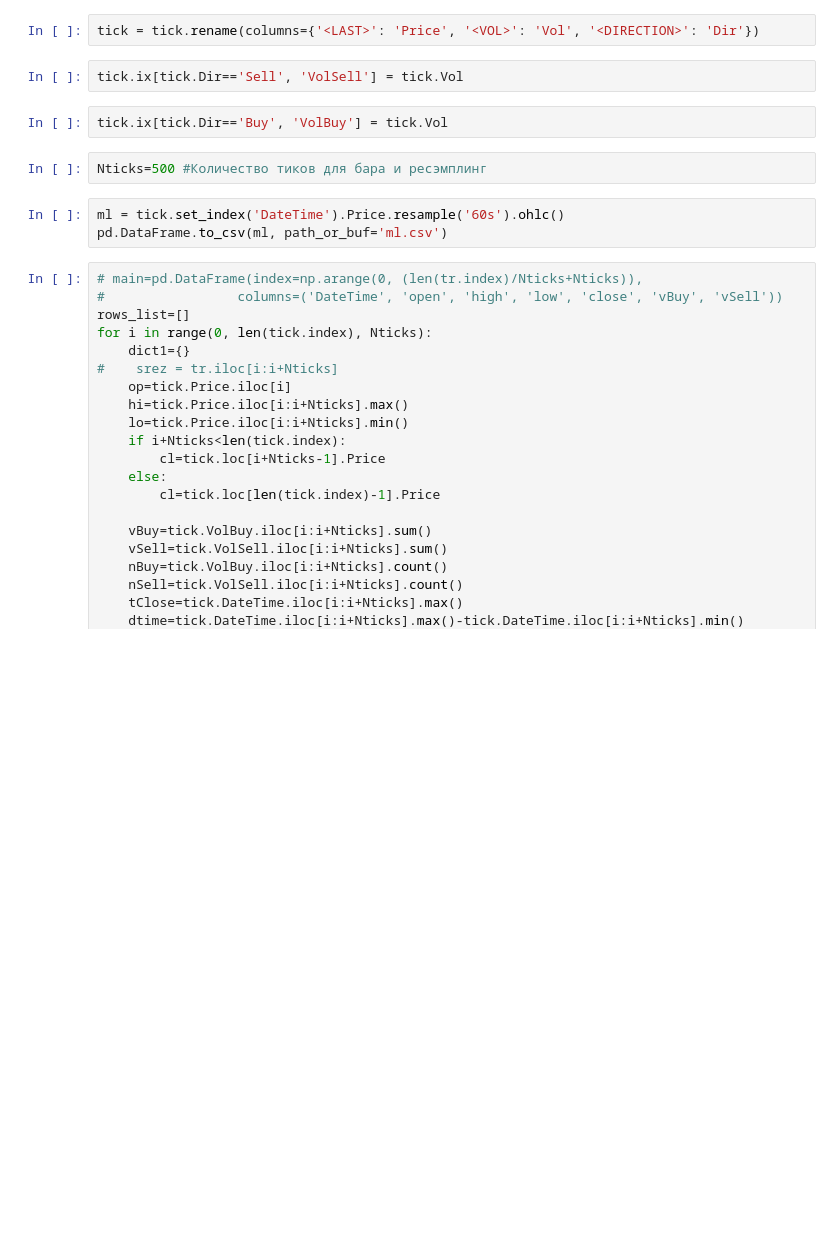
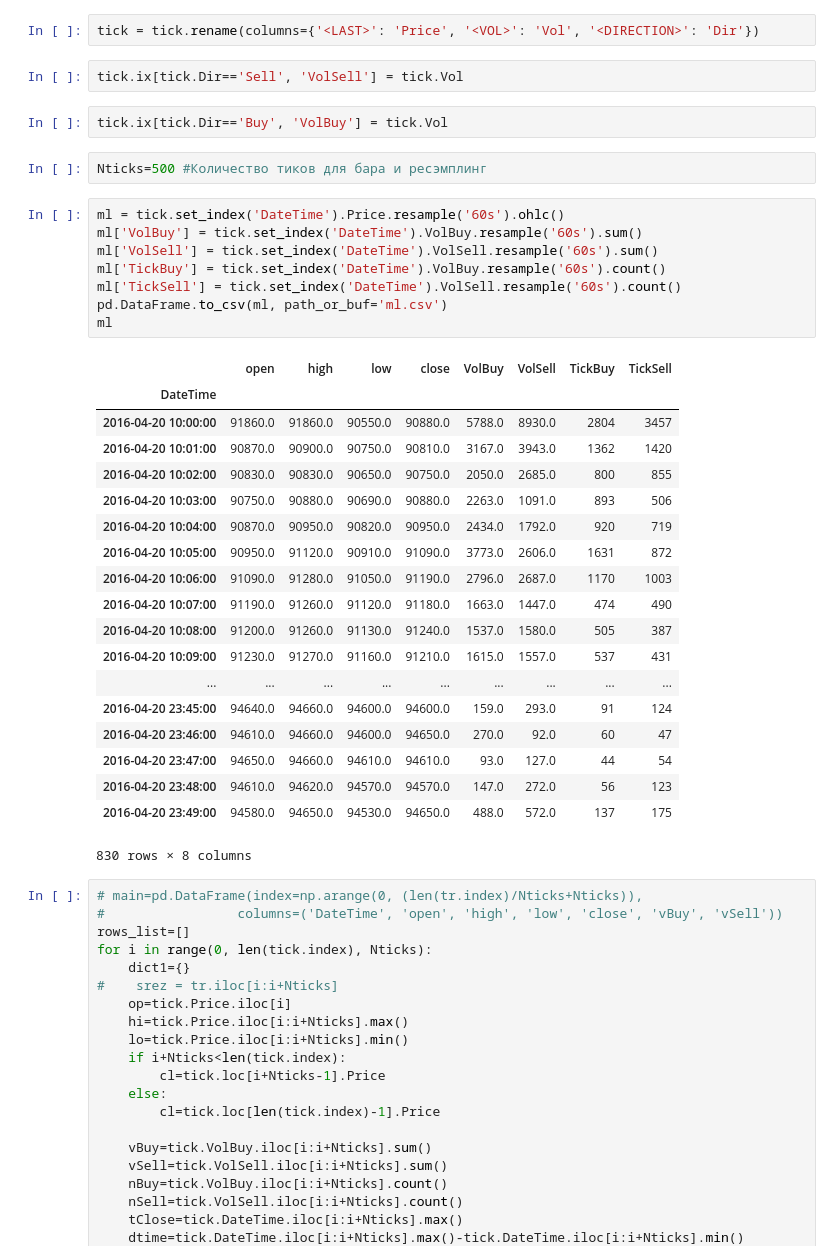
Before and after one commit to arelyt/TestPandas, a Jupyter notebook: Test_Tick_Bokeh_Fourier2.ipynb, the cells around one changed output. Cells and saved outputs as stored; diff of their text form; blank space fills up the shorter version.

```diff
--- a/Test_Tick_Bokeh_Fourier2.ipynb
+++ b/Test_Tick_Bokeh_Fourier2.ipynb
@@ -19,9 +19,34 @@ tick.ix[tick.Dir=='Sell', 'VolSell'] = tick.Vol
 tick.ix[tick.Dir=='Buy', 'VolBuy'] = tick.Vol
 # %%
 Nticks=500 #Количество тиков для бара и ресэмплинг
-# %%
-ml = tick.set_index('DateTime').Price.resample('60s').ohlc()
-pd.DataFrame.to_csv(ml, path_or_buf='ml.csv')
+# %%
+ml = tick.set_index('DateTime').Price.resample('60s').ohlc()
+ml['VolBuy'] = tick.set_index('DateTime').VolBuy.resample('60s').sum()
+ml['VolSell'] = tick.set_index('DateTime').VolSell.resample('60s').sum()
+ml['TickBuy'] = tick.set_index('DateTime').VolBuy.resample('60s').count()
+ml['TickSell'] = tick.set_index('DateTime').VolSell.resample('60s').count()
+pd.DataFrame.to_csv(ml, path_or_buf='ml.csv')
+ml
+# %% [output]
+|  | open | high | low | close | VolBuy | VolSell | TickBuy | TickSell |
+| DateTime |  |  |  |  |  |  |  |  |
+| 2016-04-20 10:00:00 | 91860.0 | 91860.0 | 90550.0 | 90880.0 | 5788.0 | 8930.0 | 2804 | 3457 |
+| 2016-04-20 10:01:00 | 90870.0 | 90900.0 | 90750.0 | 90810.0 | 3167.0 | 3943.0 | 1362 | 1420 |
+| 2016-04-20 10:02:00 | 90830.0 | 90830.0 | 90650.0 | 90750.0 | 2050.0 | 2685.0 | 800 | 855 |
+| 2016-04-20 10:03:00 | 90750.0 | 90880.0 | 90690.0 | 90880.0 | 2263.0 | 1091.0 | 893 | 506 |
+| 2016-04-20 10:04:00 | 90870.0 | 90950.0 | 90820.0 | 90950.0 | 2434.0 | 1792.0 | 920 | 719 |
+| 2016-04-20 10:05:00 | 90950.0 | 91120.0 | 90910.0 | 91090.0 | 3773.0 | 2606.0 | 1631 | 872 |
+| 2016-04-20 10:06:00 | 91090.0 | 91280.0 | 91050.0 | 91190.0 | 2796.0 | 2687.0 | 1170 | 1003 |
+| 2016-04-20 10:07:00 | 91190.0 | 91260.0 | 91120.0 | 91180.0 | 1663.0 | 1447.0 | 474 | 490 |
+| 2016-04-20 10:08:00 | 91200.0 | 91260.0 | 91130.0 | 91240.0 | 1537.0 | 1580.0 | 505 | 387 |
+| 2016-04-20 10:09:00 | 91230.0 | 91270.0 | 91160.0 | 91210.0 | 1615.0 | 1557.0 | 537 | 431 |
+| ... | ... | ... | ... | ... | ... | ... | ... | ... |
+| 2016-04-20 23:45:00 | 94640.0 | 94660.0 | 94600.0 | 94600.0 | 159.0 | 293.0 | 91 | 124 |
+| 2016-04-20 23:46:00 | 94610.0 | 94660.0 | 94600.0 | 94650.0 | 270.0 | 92.0 | 60 | 47 |
+| 2016-04-20 23:47:00 | 94650.0 | 94660.0 | 94610.0 | 94610.0 | 93.0 | 127.0 | 44 | 54 |
+| 2016-04-20 23:48:00 | 94610.0 | 94620.0 | 94570.0 | 94570.0 | 147.0 | 272.0 | 56 | 123 |
+| 2016-04-20 23:49:00 | 94580.0 | 94650.0 | 94530.0 | 94650.0 | 488.0 | 572.0 | 137 | 175 |
+830 rows × 8 columns
 # %%
 # main=pd.DataFrame(index=np.arange(0, (len(tr.index)/Nticks+Nticks)),
 #                 columns=('DateTime', 'open', 'high', 'low', 'close', 'vBuy', 'vSell'))
```
